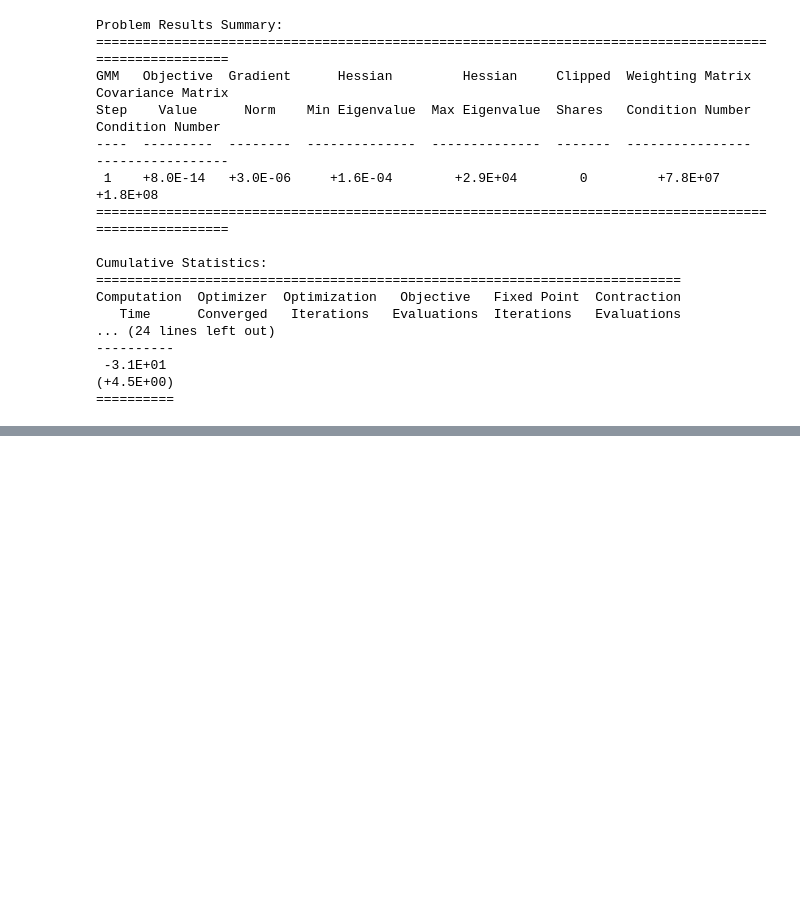
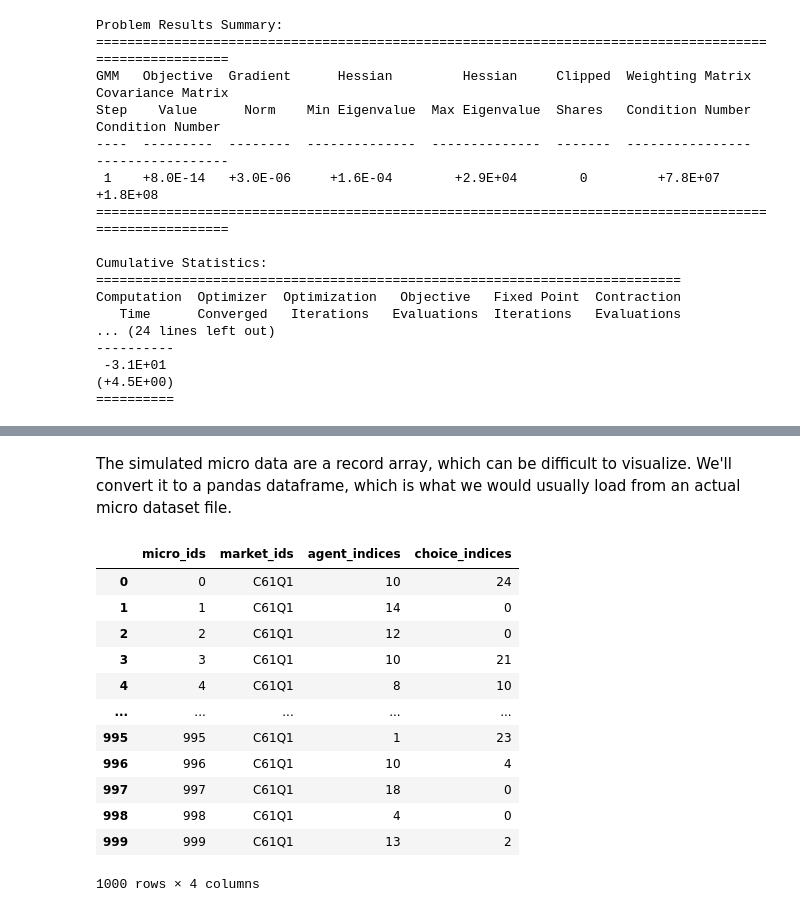
Before and after one commit to jeffgortmaker/pyblp, a Jupyter notebook: docs/notebooks/tutorial/post_estimation.ipynb, the cells around one changed output, grey strips where cells are left out. Cells and saved outputs as stored; diff of their text form; code cells hidden in the pictures; blank space fills up the shorter version.

```diff
--- a/docs/notebooks/tutorial/post_estimation.ipynb
+++ b/docs/notebooks/tutorial/post_estimation.ipynb
@@ -339,0 +358,19 @@ Computation  Optimizer  Optimization   Objective   Fixed Point  Contraction
+# %% [markdown]
+The simulated micro data are a record array, which can be difficult to visualize. We'll convert it to a pandas dataframe, which is what we would usually load from an actual micro dataset file.
+# %%
+micro_data = pd.DataFrame(pyblp.data_to_dict(micro_data))
+micro_data
+# %% [output]
+|  | micro_ids | market_ids | agent_indices | choice_indices |
+| 0 | 0 | C61Q1 | 10 | 24 |
+| 1 | 1 | C61Q1 | 14 | 0 |
+| 2 | 2 | C61Q1 | 12 | 0 |
+| 3 | 3 | C61Q1 | 10 | 21 |
+| 4 | 4 | C61Q1 | 8 | 10 |
+| ... | ... | ... | ... | ... |
+| 995 | 995 | C61Q1 | 1 | 23 |
+| 996 | 996 | C61Q1 | 10 | 4 |
+| 997 | 997 | C61Q1 | 18 | 0 |
+| 998 | 998 | C61Q1 | 4 | 0 |
+| 999 | 999 | C61Q1 | 13 | 2 |
+1000 rows × 4 columns
```
Also changed, not shown: parts of 30 cells of this notebook, 1 other file.
